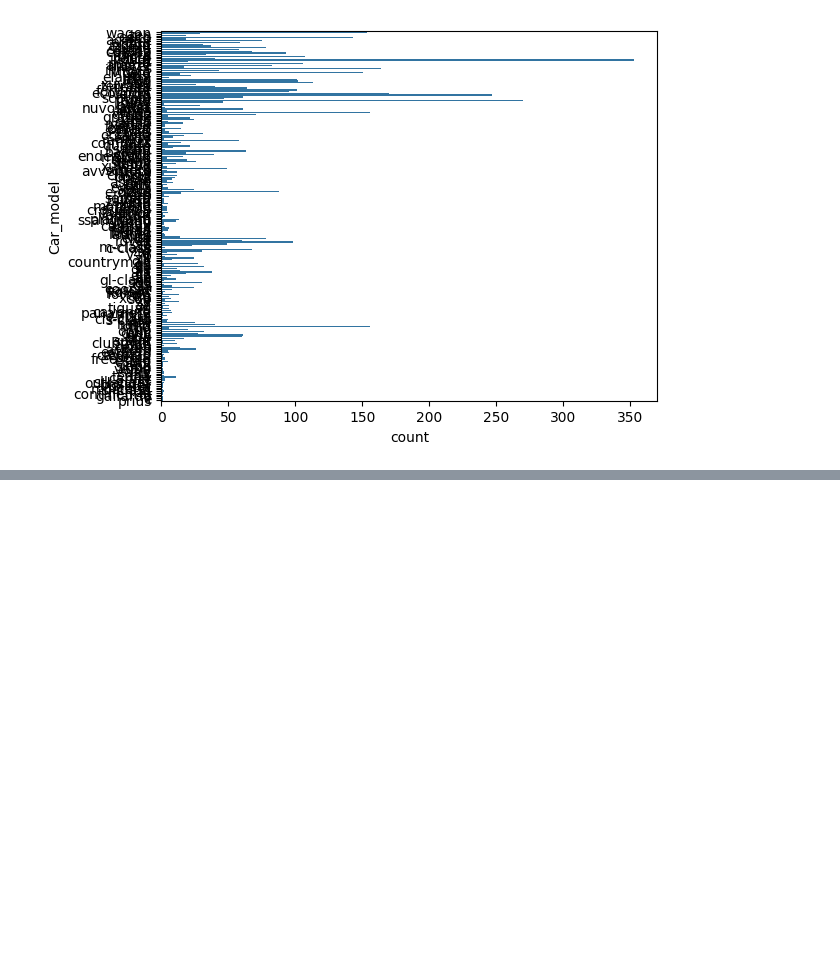
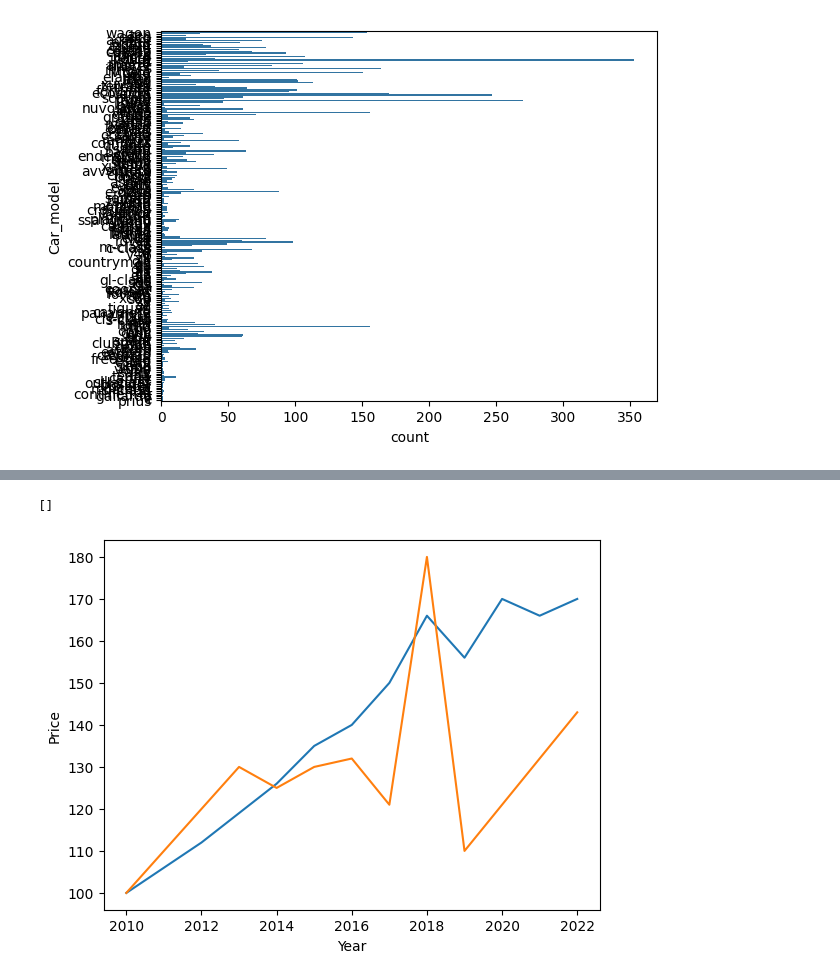
Before and after one commit to swaksh-war/G29-Python, a Jupyter notebook: carpricetraining.ipynb, the cells around one changed output, grey strips where cells are left out. Drawn from its saved outputs; the diff is of its cells as text; code cells hidden in the pictures; blank space fills up the shorter version.

```diff
--- a/carpricetraining.ipynb
+++ b/carpricetraining.ipynb
@@ -347,0 +391,12 @@ sns.countplot(carData['Car_model'])
+# %%
+line_chart_x = [2010, 2011, 2012, 2013, 2014, 2015, 2016, 2017, 2018, 2019, 2020, 2021, 2022]
+line_chart_y = [100, 106, 112, 119, 126, 135, 140, 150, 166, 156, 170, 166, 170]
+line_chart_y2 = [100, 110, 120, 130, 125, 130, 132, 121, 180, 110, 121, 132, 143]
+plt.plot(line_chart_x, line_chart_y)
+plt.plot(line_chart_x, line_chart_y2)
+plt.xlabel('Year')
+plt.ylabel('Price')
+plt.plot()
+# %% [output]
+[]
+[figure, added]
```
Also changed, not shown: parts of 15 cells of this notebook.
